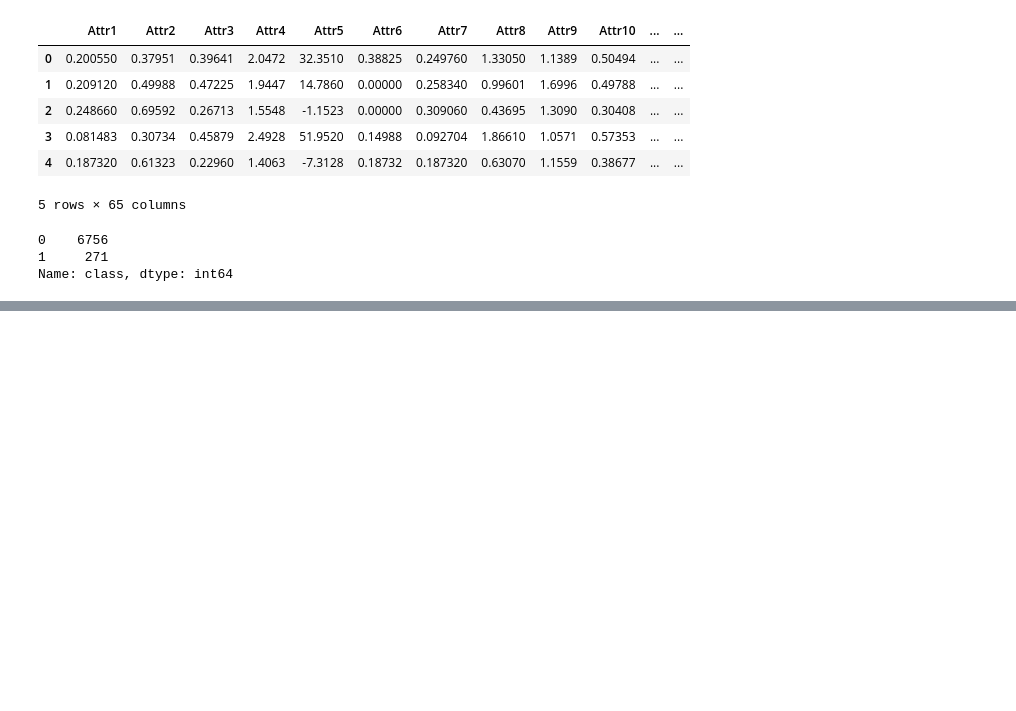
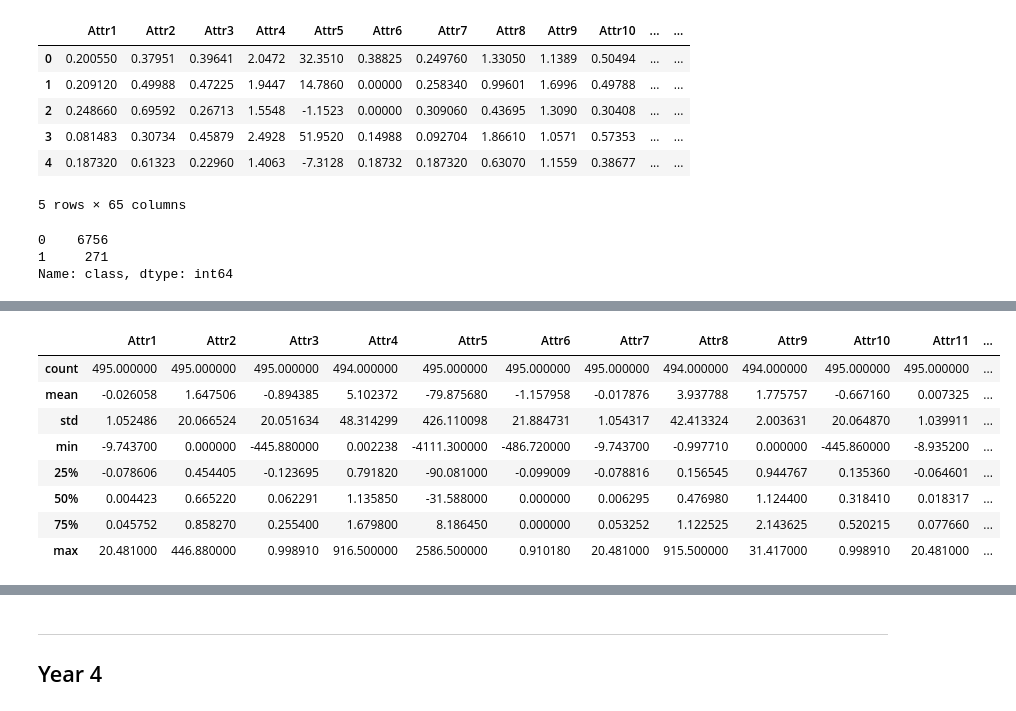
Before and after one commit to cb3101/bankruptcy_prediction, a Jupyter notebook: analysis/dataset.ipynb, the cells around one changed output, grey strips where cells are left out. Drawn from its saved outputs; the diff is of its cells as text; code cells hidden in the pictures; blank space fills up the shorter version.

```diff
--- a/analysis/dataset.ipynb
+++ b/analysis/dataset.ipynb
@@ -78,0 +347,15 @@ missing_value_df
+# %%
+with pd.option_context('display.max_columns', None):
+    display(df_pos.describe())
+    display(df_neg.describe())
+    display(df.describe())
+# %% [output]
+|  | Attr1 | Attr2 | Attr3 | Attr4 | Attr5 | Attr6 | Attr7 | Attr8 | Attr9 | Attr10 | Attr11 | ... |
+| count | 495.000000 | 495.000000 | 495.000000 | 494.000000 | 495.000000 | 495.000000 | 495.000000 | 494.000000 | 494.000000 | 495.000000 | 495.000000 | ... |
+| mean | -0.026058 | 1.647506 | -0.894385 | 5.102372 | -79.875680 | -1.157958 | -0.017876 | 3.937788 | 1.775757 | -0.667160 | 0.007325 | ... |
+| std | 1.052486 | 20.066524 | 20.051634 | 48.314299 | 426.110098 | 21.884731 | 1.054317 | 42.413324 | 2.003631 | 20.064870 | 1.039911 | ... |
+| min | -9.743700 | 0.000000 | -445.880000 | 0.002238 | -4111.300000 | -486.720000 | -9.743700 | -0.997710 | 0.000000 | -445.860000 | -8.935200 | ... |
+| 25% | -0.078606 | 0.454405 | -0.123695 | 0.791820 | -90.081000 | -0.099009 | -0.078816 | 0.156545 | 0.944767 | 0.135360 | -0.064601 | ... |
+| 50% | 0.004423 | 0.665220 | 0.062291 | 1.135850 | -31.588000 | 0.000000 | 0.006295 | 0.476980 | 1.124400 | 0.318410 | 0.018317 | ... |
+| 75% | 0.045752 | 0.858270 | 0.255400 | 1.679800 | 8.186450 | 0.000000 | 0.053252 | 1.122525 | 2.143625 | 0.520215 | 0.077660 | ... |
+| max | 20.481000 | 446.880000 | 0.998910 | 916.500000 | 2586.500000 | 0.910180 | 20.481000 | 915.500000 | 31.417000 | 0.998910 | 20.481000 | ... |
@@ -78,0 +380,3 @@ missing_value_df
+# %% [markdown]
+---
+## Year 4
```
Also changed, not shown: parts of 46 cells of this notebook.
